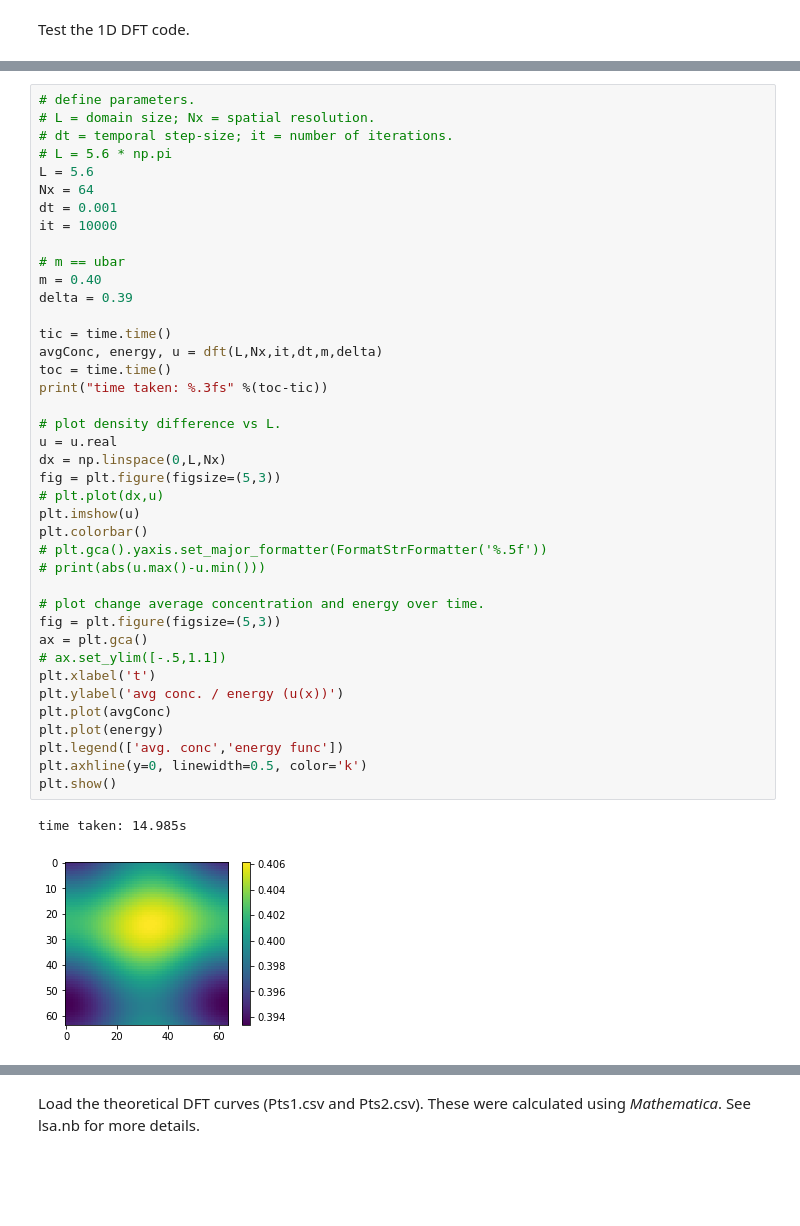
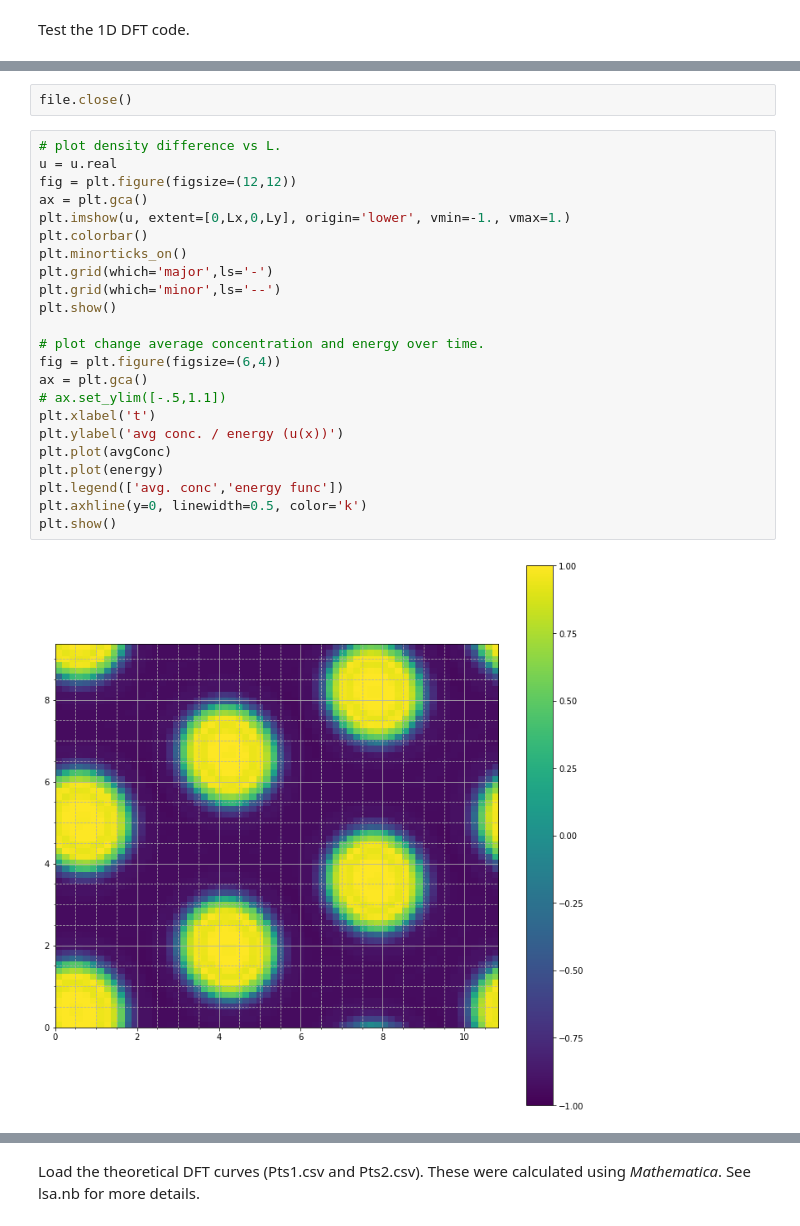
Before and after one commit to ray-chew/modified_ch, a Jupyter notebook: 2D_Lie_SSP_RK2.ipynb, the cells around one changed output, grey strips where cells are left out. Saved outputs shown, nothing was run; the diff lists cells and outputs as text; blank space fills up the shorter version.

Commit message:
changes to main notebooks (simulation runs and energy calculations are now correct)

```diff
--- a/2D_Lie_SSP_RK2.ipynb
+++ b/2D_Lie_SSP_RK2.ipynb
@@ -169,43 +441,27 @@ Test the 1D DFT code.
+# %%
+file.close()
 # %%
-# define parameters.
-# L = domain size; Nx = spatial resolution.
-# dt = temporal step-size; it = number of iterations.
-# L = 5.6 * np.pi
-L = 5.6
-Nx = 64
-dt = 0.001
-it = 10000
-
-# m == ubar
-m = 0.40
-delta = 0.39
-
-tic = time.time()
-avgConc, energy, u = dft(L,Nx,it,dt,m,delta)
-toc = time.time()
-print("time taken: %.3fs" %(toc-tic))
-
 # plot density difference vs L.
 u = u.real
-dx = np.linspace(0,L,Nx)
-fig = plt.figure(figsize=(5,3))
-# plt.plot(dx,u)
-plt.imshow(u)
+fig = plt.figure(figsize=(12,12))
+ax = plt.gca()
+plt.imshow(u, extent=[0,Lx,0,Ly], origin='lower', vmin=-1., vmax=1.)
 plt.colorbar()
-# plt.gca().yaxis.set_major_formatter(FormatStrFormatter('%.5f'))
-# print(abs(u.max()-u.min()))
+plt.minorticks_on()
+plt.grid(which='major',ls='-')
+plt.grid(which='minor',ls='--')
+plt.show()
 
 # plot change average concentration and energy over time.
-fig = plt.figure(figsize=(5,3))
+fig = plt.figure(figsize=(6,4))
 ax = plt.gca()
 # ax.set_ylim([-.5,1.1])
 plt.xlabel('t')
 plt.ylabel('avg conc. / energy (u(x))')
 plt.plot(avgConc)
 plt.plot(energy)
 plt.legend(['avg. conc','energy func'])
 plt.axhline(y=0, linewidth=0.5, color='k')
 plt.show()
 # %% [output]
-time taken: 14.985s
-[figure, old version]
+[figure, new version]
```
Also changed, not shown: parts of 39 cells of this notebook, 3 other files.
